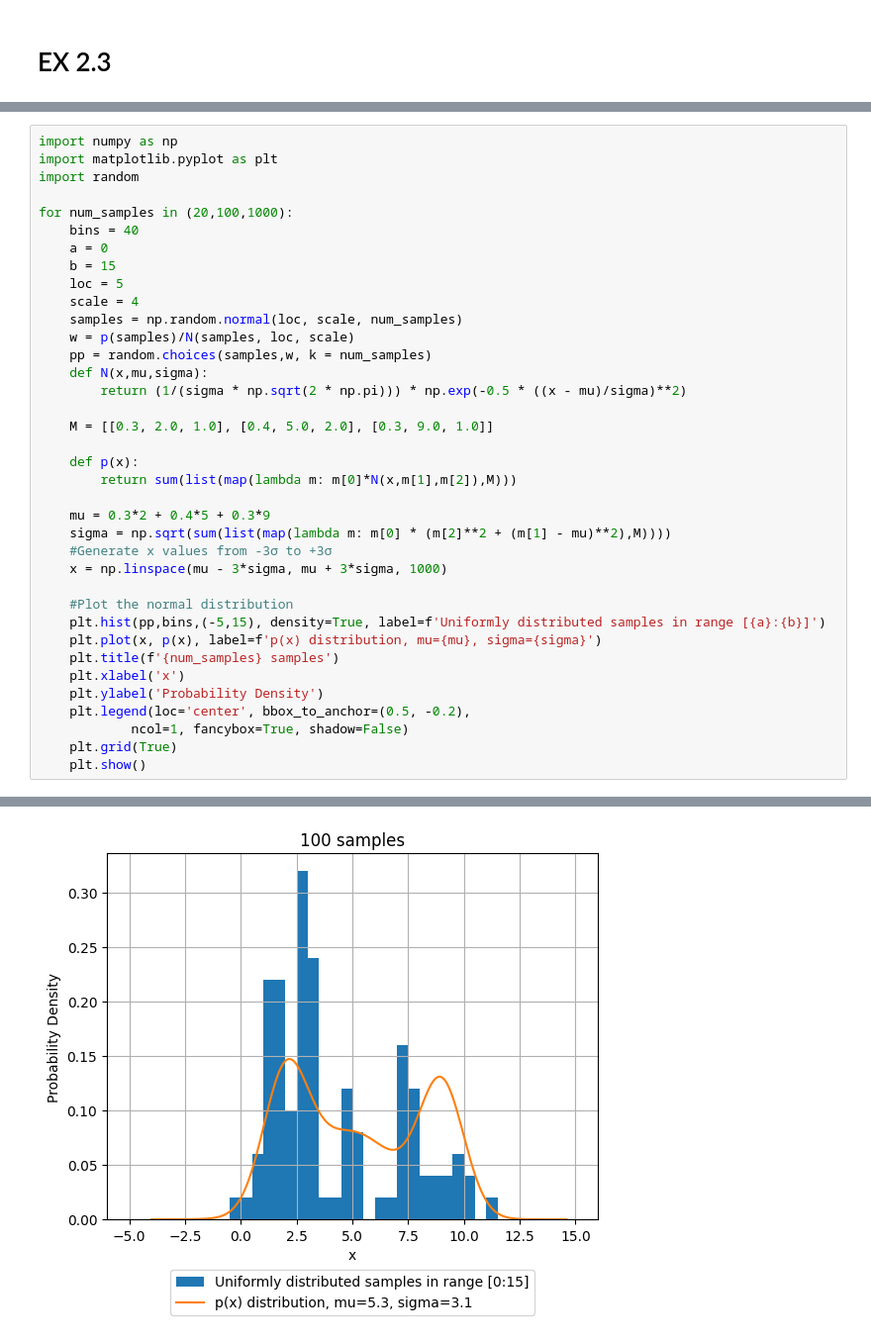
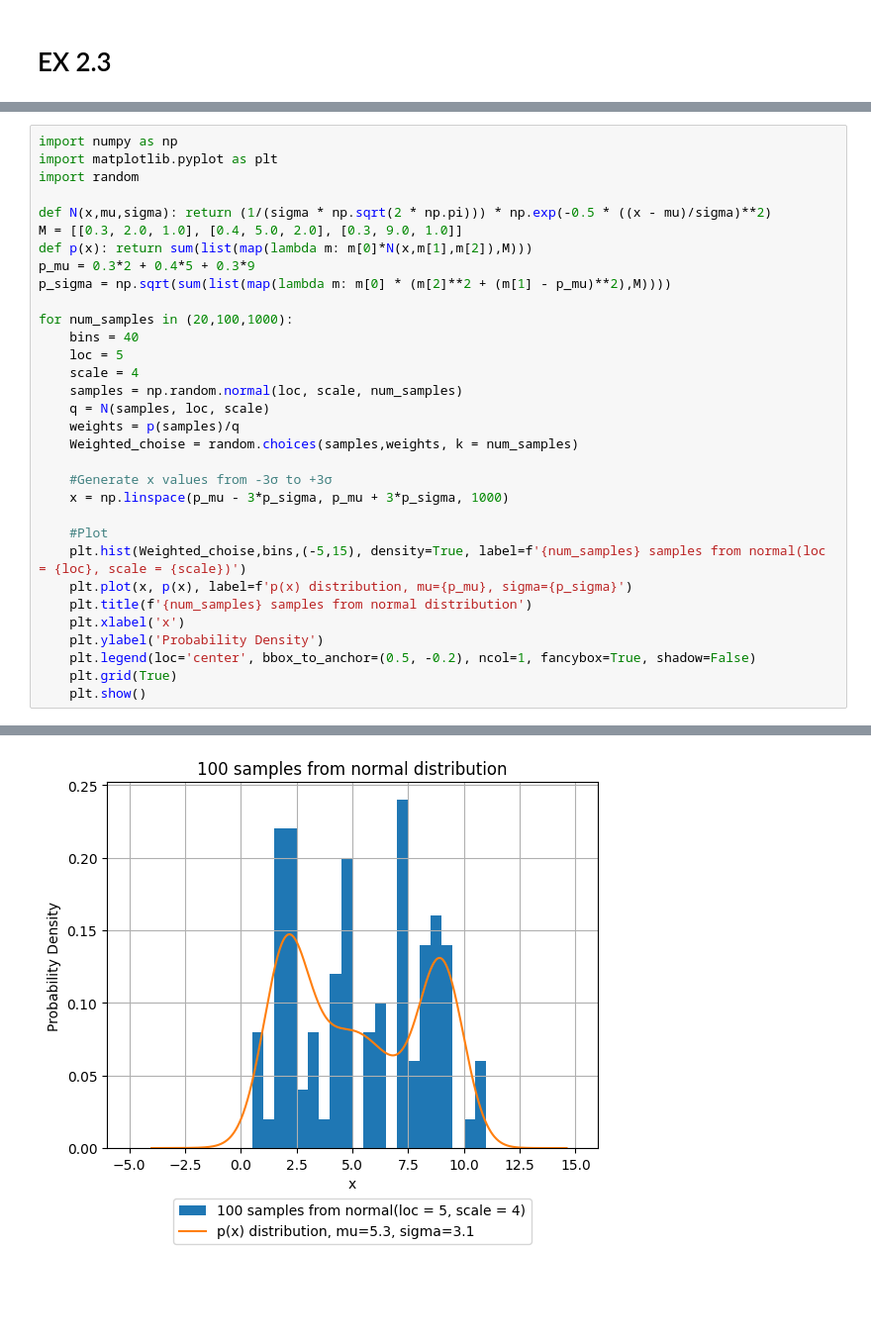
Before and after one commit to mVigholt/REX, a Jupyter notebook: ex2.2.ipynb, the cells around one changed output, grey strips where cells are left out. Shown at 99% size. Drawn from its saved outputs; the diff is of its cells as text; blank space fills up the shorter version.

```diff
--- a/ex2.2.ipynb
+++ b/ex2.2.ipynb
@@ -103,36 +144,31 @@ import numpy as np
 import matplotlib.pyplot as plt
 import random
 
+def N(x,mu,sigma): return (1/(sigma * np.sqrt(2 * np.pi))) * np.exp(-0.5 * ((x - mu)/sigma)**2)
+M = [[0.3, 2.0, 1.0], [0.4, 5.0, 2.0], [0.3, 9.0, 1.0]]
+def p(x): return sum(list(map(lambda m: m[0]*N(x,m[1],m[2]),M)))
+p_mu = 0.3*2 + 0.4*5 + 0.3*9
+p_sigma = np.sqrt(sum(list(map(lambda m: m[0] * (m[2]**2 + (m[1] - p_mu)**2),M))))
+
 for num_samples in (20,100,1000):
     bins = 40
-    a = 0
-    b = 15
     loc = 5
     scale = 4
     samples = np.random.normal(loc, scale, num_samples)
-    w = p(samples)/N(samples, loc, scale)
-    pp = random.choices(samples,w, k = num_samples)
-    def N(x,mu,sigma):
-        return (1/(sigma * np.sqrt(2 * np.pi))) * np.exp(-0.5 * ((x - mu)/sigma)**2)
+    q = N(samples, loc, scale)
+    weights = p(samples)/q
+    Weighted_choise = random.choices(samples,weights, k = num_samples)
 
-    M = [[0.3, 2.0, 1.0], [0.4, 5.0, 2.0], [0.3, 9.0, 1.0]]
+    #Generate x values from -3σ to +3σ
+    x = np.linspace(p_mu - 3*p_sigma, p_mu + 3*p_sigma, 1000)
 
-    def p(x):
-        return sum(list(map(lambda m: m[0]*N(x,m[1],m[2]),M)))
-
-    mu = 0.3*2 + 0.4*5 + 0.3*9
-    sigma = np.sqrt(sum(list(map(lambda m: m[0] * (m[2]**2 + (m[1] - mu)**2),M))))
-    #Generate x values from -3σ to +3σ
-    x = np.linspace(mu - 3*sigma, mu + 3*sigma, 1000)
-
-    #Plot the normal distribution
-    plt.hist(pp,bins,(-5,15), density=True, label=f'Uniformly distributed samples in range [{a}:{b}]')
-    plt.plot(x, p(x), label=f'p(x) distribution, mu={mu}, sigma={sigma}')
-    plt.title(f'{num_samples} samples')
+    #Plot
+    plt.hist(Weighted_choise,bins,(-5,15), density=True, label=f'{num_samples} samples from normal(loc = {loc}, scale = {scale})')
+    plt.plot(x, p(x), label=f'p(x) distribution, mu={p_mu}, sigma={p_sigma}')
+    plt.title(f'{num_samples} samples from normal distribution')
     plt.xlabel('x')
     plt.ylabel('Probability Density')
-    plt.legend(loc='center', bbox_to_anchor=(0.5, -0.2),
-            ncol=1, fancybox=True, shadow=False)
+    plt.legend(loc='center', bbox_to_anchor=(0.5, -0.2), ncol=1, fancybox=True, shadow=False)
     plt.grid(True)
     plt.show()
 # %% [output]
@@ -140 +176 @@ for num_samples in (20,100,1000):
-[figure, old version]
+[figure, new version]
```
Also changed, not shown: parts of 4 cells of this notebook.
